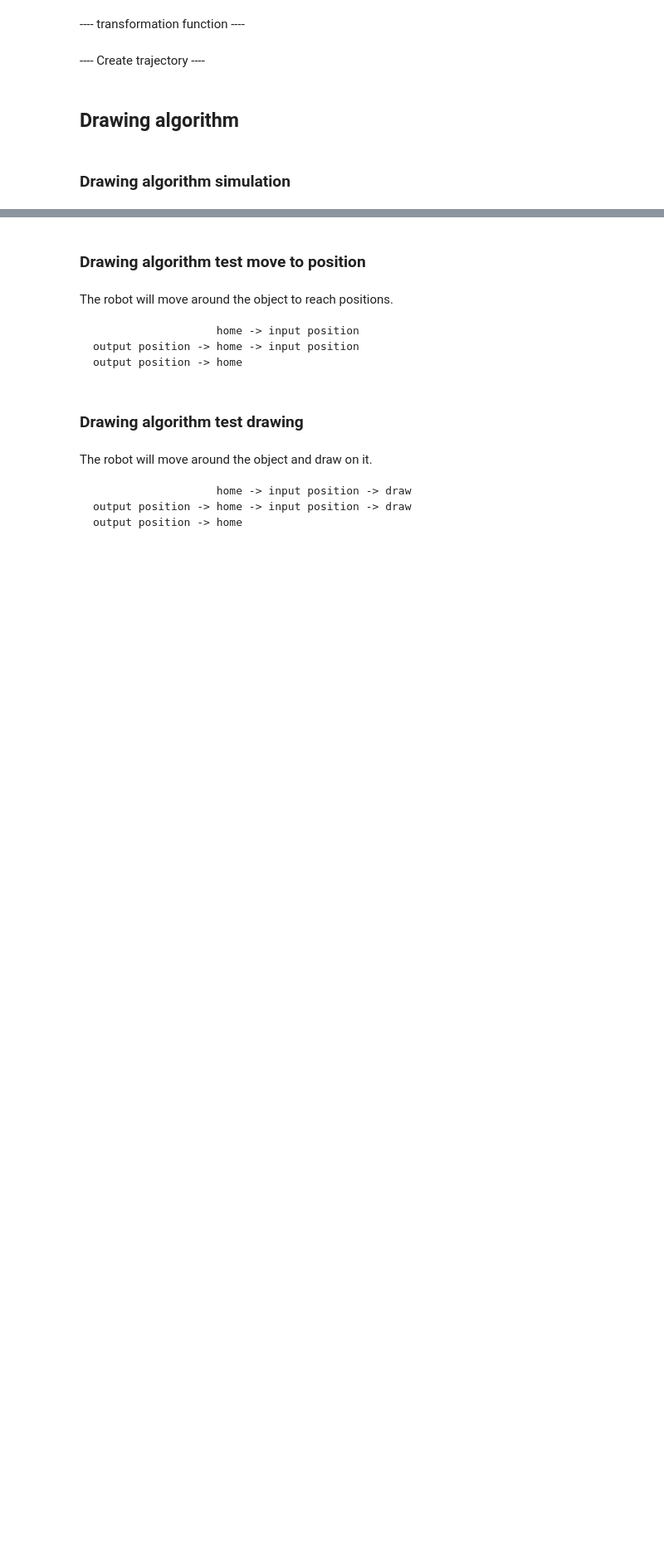
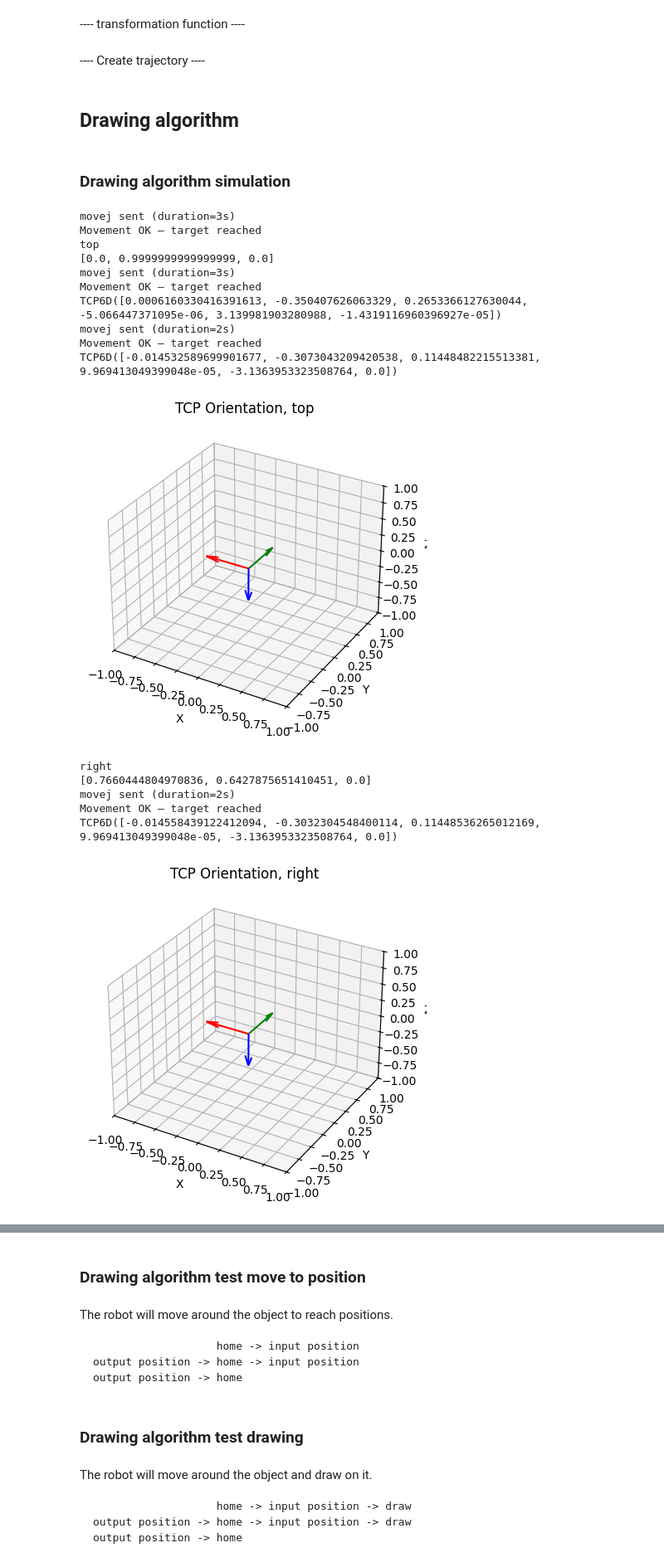
Before and after one commit to Toys-R-Us-Rex/ur3e-control, a Jupyter notebook: DuckifySim.ipynb, the cells around one changed output, grey strips where cells are left out. Shown at 83% size. Drawn from its saved outputs; the diff is of its cells as text; code cells hidden in the pictures; blank space fills up the shorter version.

```diff
--- a/DuckifySim.ipynb
+++ b/DuckifySim.ipynb
@@ -94,6 +100,3 @@ robot_sim.set_tcp(tcp_offset)
 if not SIMULATION:
     robot_true.set_tcp(tcp_offset)
 motion_val_cal = validate_calibration(robot_sim)
-# %%
-for m in motion_val_cal:
-    robot_sim.movel(m)
@@ -115,3 +125,26 @@ file_path = "trapezoid_letters-trapezoid_letters-trace.json"
 with open(file_path, "r", encoding="utf-8") as f:
     data = json.load(f)
 print(data["generated_at"])
+# %%
+from src.transformation import collect_data as collect_data_tf
+
+p_world = np.array(data["calibration"])
+
+if len(p_world) < 4:
+    print("Missing point")
+
+if not SIMULATION:
+    p_tcp = collect_data_tf(robot_true, p_world)
+else:
+    p_tcp = np.array([
+        [-0.03389773, -0.2829937,   0.09458801],# -0.24982057, -3.09150359, -0.18723581],
+        [-0.03366482, -0.31970029,  0.09458314],# -0.28493231, -3.12244751, -0.07563827],
+        [ 0.02527303, -0.32058601,  0.09427673],#  0.21952408,  3.00241046,  0.09098521],
+        [ 0.05483491, -0.26206449,  0.05878293]#,  0.18852376, -2.79599659, -0.21783004]
+    ])
+    p_tcp = np.array([
+        [-30, 35.753, -19.358],
+        [-30, 35.753, 19.358],
+        [30, 35.753, 19.358],
+        [60, 0, -40]
+    ])
@@ -281,7 +511,7 @@ for trace in traces:
 
     if motion:
         draw_motions.append(motion)
-        move_motions.append((motion[0][0], motion[-1][-1]))
+        move_motions.append((motion[0], motion[-1]))
     #break
 # %%
 move_outside = []
@@ -298,29 +528,49 @@ move_outside.append([move_motions[-1][-1], home])
 # %%
 robot_sim.movej(home)
 for k in range(len(move_motions)):
 
     # Move in position
+    print(data["traces"][k]["name"])
     print(data["traces"][k]["face"])
     for m in move_outside[k]:
         if isinstance(m, TCP6D):
             robot_sim.movel(m)
             print(m)
+            plot_reuler([m.rx,m.ry,m.rz], data["traces"][k]["name"] )
 
         elif isinstance(m, Joint6D):
             robot_sim.movej(m)
             print(robot_sim.get_actual_tcp_pose())
 
     print()
 
     # Draw on object
     #for m in draw_motions[k]:
-    #    robot_sim.movel_waypoints(m)
+    #    robot_sim.movel(m, a=0.5, v=0.1)
 
 print("Return home")
 for m in move_outside[-1]:
     if isinstance(m, TCP6D):
         robot_sim.movel(m)
         print(m)
     elif isinstance(m, Joint6D):
         robot_sim.movej(m)
         print(robot_sim.get_actual_tcp_pose())
+# %% [output]
+movej sent (duration=3s)
+Movement OK — target reached
+top
+[0.0, 0.9999999999999999, 0.0]
+movej sent (duration=3s)
+Movement OK — target reached
+TCP6D([0.0006160330416391613, -0.350407626063329, 0.2653366127630044, -5.066447371095e-06, 3.139981903280988, -1.4319116960396927e-05])
+movej sent (duration=2s)
+Movement OK — target reached
+TCP6D([-0.014532589699901677, -0.3073043209420538, 0.11448482215513381, 9.969413049399048e-05, -3.1363953323508764, 0.0])
+[figure, added]
+right
+[0.7660444804970836, 0.6427875651410451, 0.0]
+movej sent (duration=2s)
+Movement OK — target reached
+TCP6D([-0.014558439122412094, -0.3032304548400114, 0.11448536265012169, 9.969413049399048e-05, -3.1363953323508764, 0.0])
+[figure, added]
```
Also changed, not shown: parts of 20 cells of this notebook, 1 other file.
